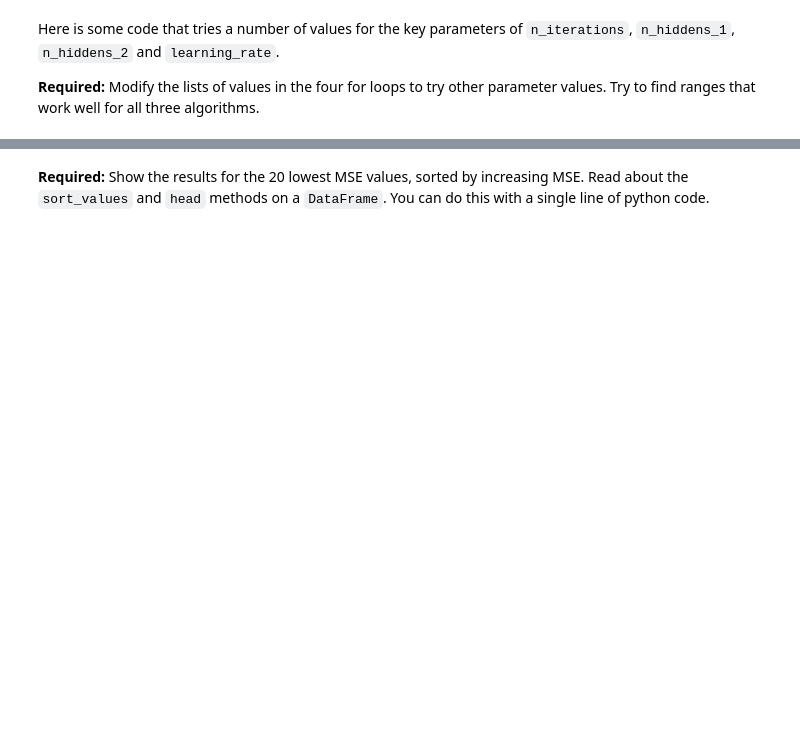
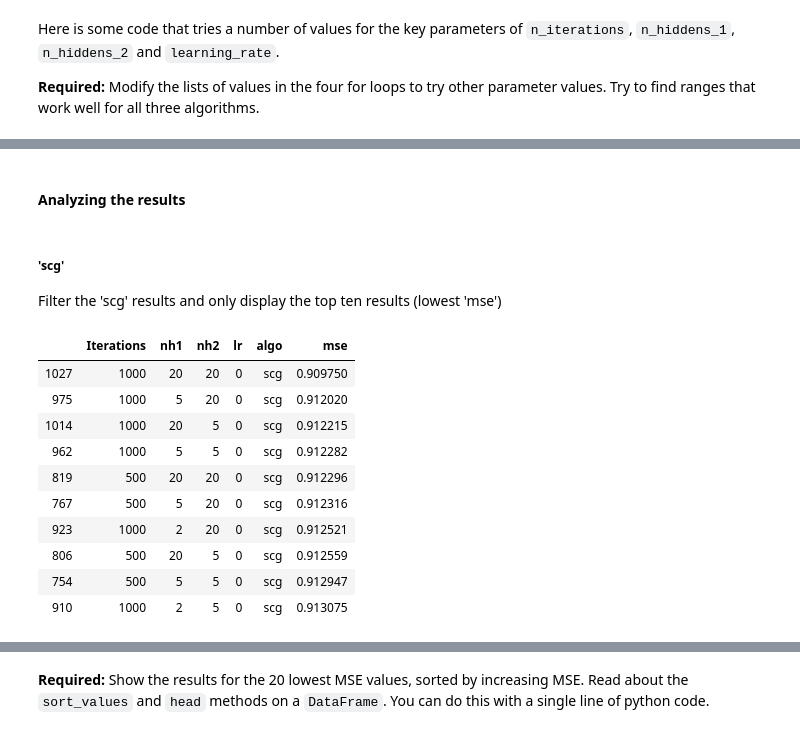
Before and after one commit to bstaab/CS545_MachineLearning, a Jupyter notebook: assignments/A2/Staab-A2.ipynb, the cells around one changed output, grey strips where cells are left out. Drawn from its saved outputs; the diff is of its cells as text; code cells hidden in the pictures; blank space fills up the shorter version.

```diff
--- a/assignments/A2/Staab-A2.ipynb
+++ b/assignments/A2/Staab-A2.ipynb
@@ -374,0 +428,19 @@ results
+# %% [markdown]
+#### Analyzing the results
+# %% [markdown]
+##### 'scg'
+Filter the 'scg' results and only display the top ten results (lowest 'mse')
+# %%
+results[results.algo == 'scg'].sort_values(by=['mse'], ascending=True).head(10)
+# %% [output]
+|  | Iterations | nh1 | nh2 | lr | algo | mse |
+| 1027 | 1000 | 20 | 20 | 0 | scg | 0.909750 |
+| 975 | 1000 | 5 | 20 | 0 | scg | 0.912020 |
+| 1014 | 1000 | 20 | 5 | 0 | scg | 0.912215 |
+| 962 | 1000 | 5 | 5 | 0 | scg | 0.912282 |
+| 819 | 500 | 20 | 20 | 0 | scg | 0.912296 |
+| 767 | 500 | 5 | 20 | 0 | scg | 0.912316 |
+| 923 | 1000 | 2 | 20 | 0 | scg | 0.912521 |
+| 806 | 500 | 20 | 5 | 0 | scg | 0.912559 |
+| 754 | 500 | 5 | 5 | 0 | scg | 0.912947 |
+| 910 | 1000 | 2 | 5 | 0 | scg | 0.913075 |
```
Also changed, not shown: parts of 57 cells of this notebook.
